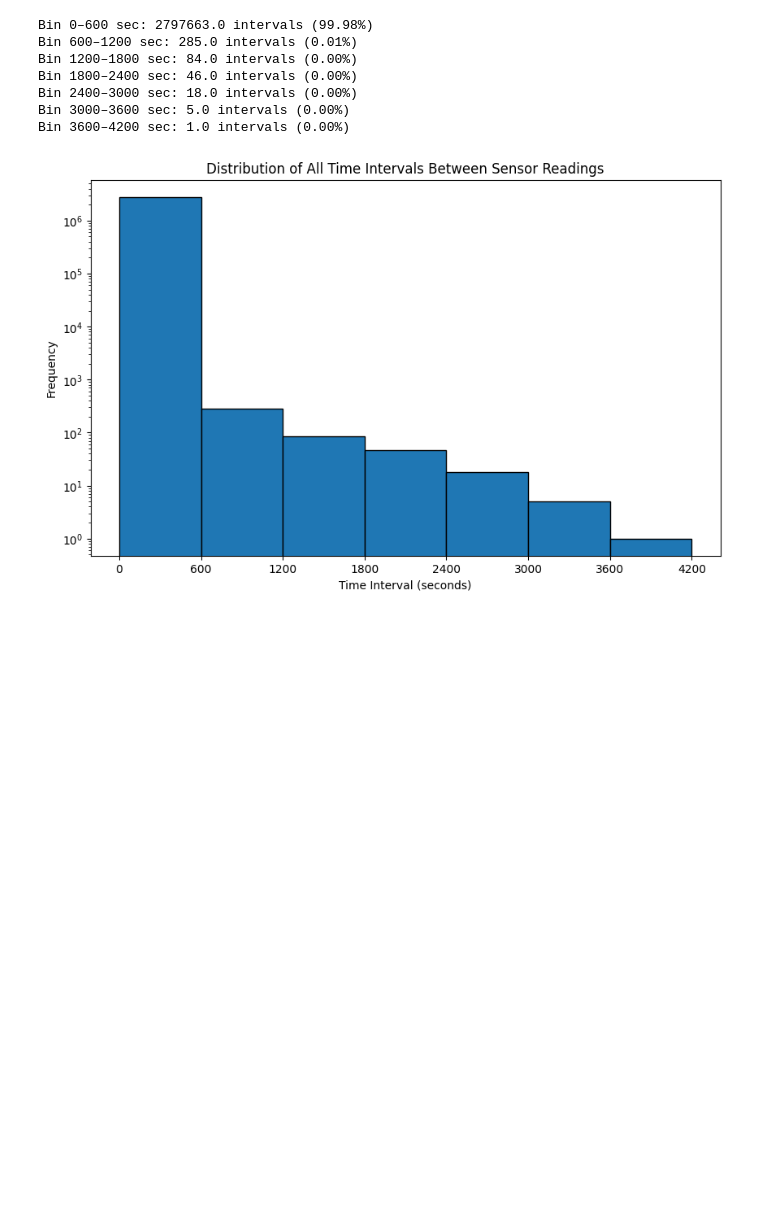
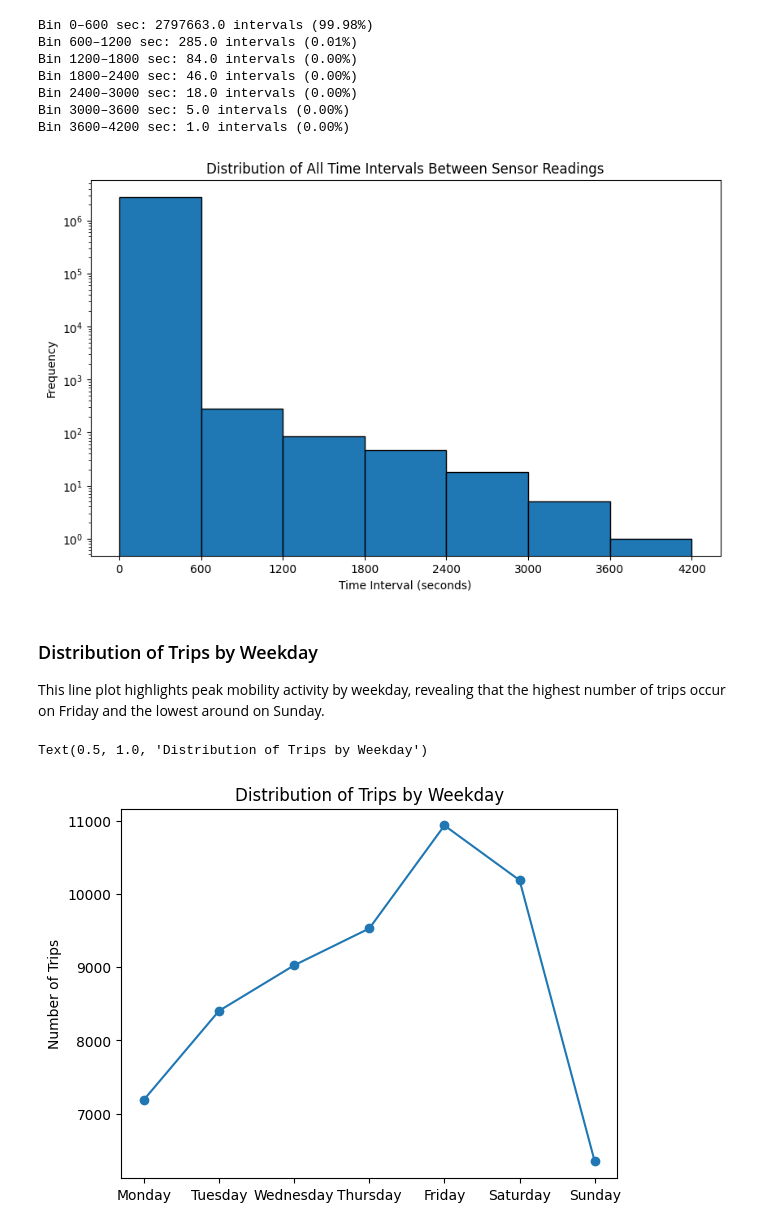
Before and after one commit to leragogogo/bike_trips_analysis_dksr, a Jupyter notebook: analysis.ipynb, the cells around one changed output. Saved outputs shown, nothing was run; the diff lists cells and outputs as text; code cells hidden in the pictures; blank space fills up the shorter version.

```diff
--- a/analysis.ipynb
+++ b/analysis.ipynb
@@ -111,3 +147,16 @@ Bin 2400–3000 sec: 18.0 intervals (0.00%)
 Bin 3000–3600 sec: 5.0 intervals (0.00%)
 Bin 3600–4200 sec: 1.0 intervals (0.00%)
 [figure]
+# %% [markdown]
+### Distribution of Trips by Weekday
+This line plot highlights peak mobility activity by weekday, revealing that the highest number of trips occur on Friday and the lowest around on Sunday.
+# %%
+weekday_order = ['Monday', 'Tuesday', 'Wednesday', 'Thursday', 'Friday', 'Saturday', 'Sunday']
+weekday_counts = df['weekday'].value_counts().reindex(weekday_order)
+weekday_counts.plot(kind='line', marker='o')
+plt.xlabel('')
+plt.ylabel('Number of Trips')
+plt.title('Distribution of Trips by Weekday')
+# %% [output]
+Text(0.5, 1.0, 'Distribution of Trips by Weekday')
+[figure, added]
```
Also changed, not shown: parts of 20 cells of this notebook.
